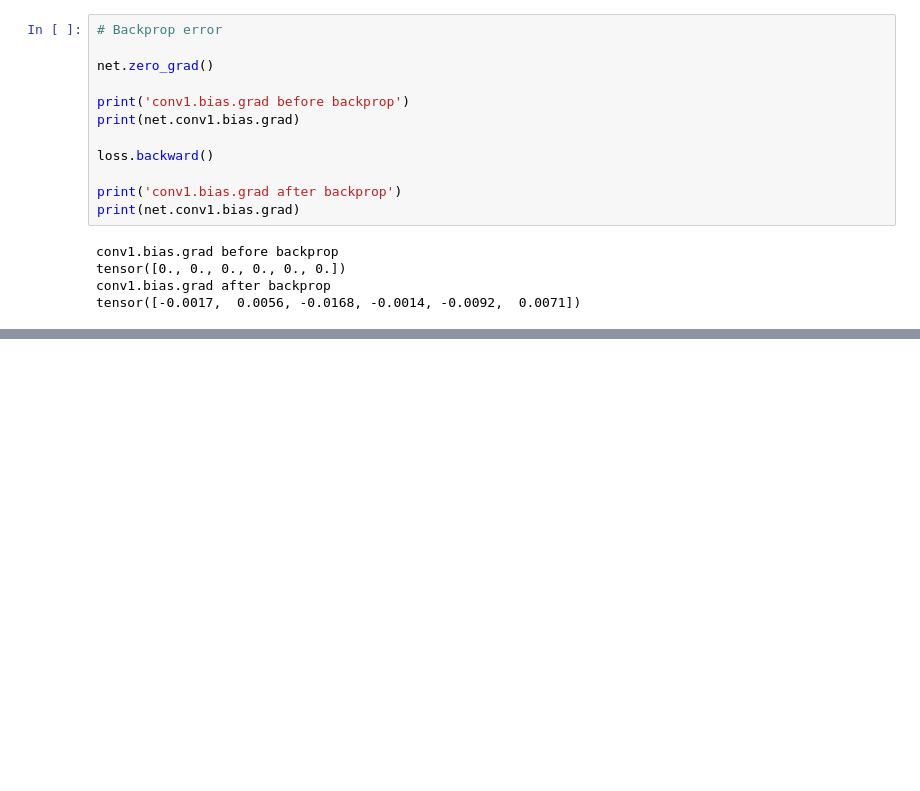
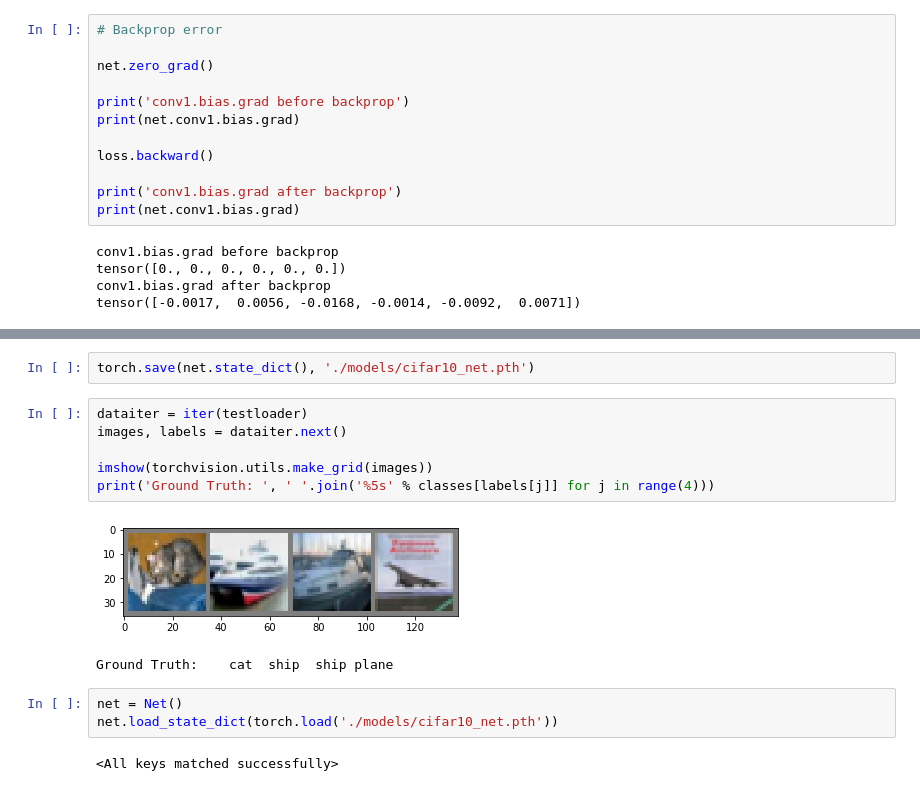
Before and after one commit to therealmukul/pytorch_tutorials, a Jupyter notebook: 1_deep_learning_blitz.ipynb, the cells around one changed output, grey strips where cells are left out. Cells and saved outputs as stored; diff of their text form; blank space fills up the shorter version.

```diff
--- a/1_deep_learning_blitz.ipynb
+++ b/1_deep_learning_blitz.ipynb
@@ -331,0 +461,16 @@ loss = loss_func(output, target)
+# %%
+torch.save(net.state_dict(), './models/cifar10_net.pth')
+# %%
+dataiter = iter(testloader)
+images, labels = dataiter.next()
+
+imshow(torchvision.utils.make_grid(images))
+print('Ground Truth: ', ' '.join('%5s' % classes[labels[j]] for j in range(4)))
+# %% [output]
+[figure, added]
+Ground Truth:    cat  ship  ship plane
+# %%
+net = Net()
+net.load_state_dict(torch.load('./models/cifar10_net.pth'))
+# %% [output]
+<All keys matched successfully>
```
Also changed, not shown: parts of 12 cells of this notebook.
